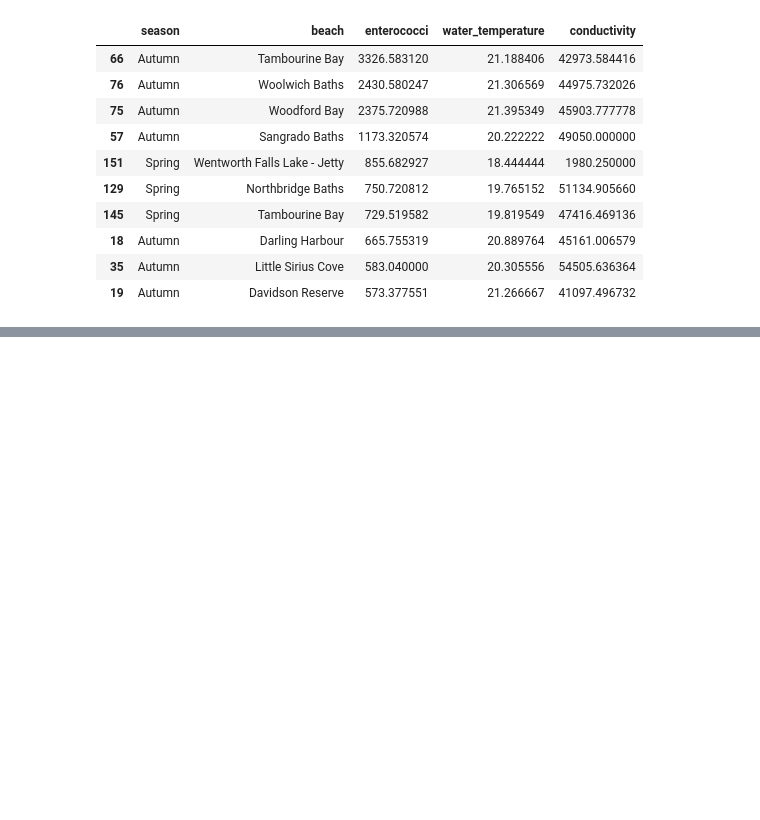
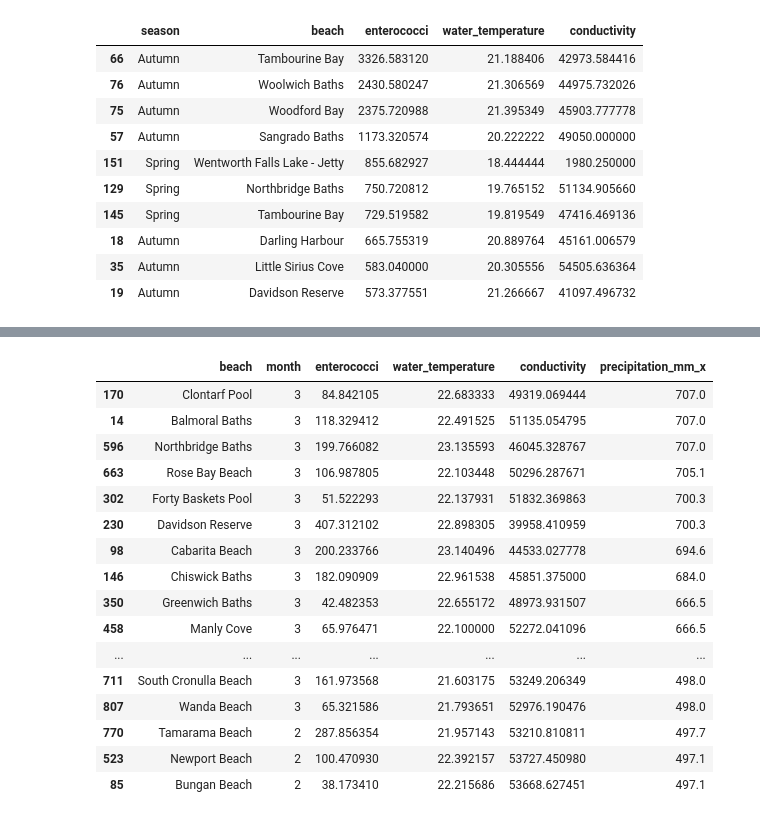
Before and after one commit to ipktpz/beach_water_quality, a Jupyter notebook: sydney_water_quality.ipynb, the cells around one changed output, grey strips where cells are left out. Cells and saved outputs as stored; diff of their text form; code cells hidden in the pictures; blank space fills up the shorter version.

```diff
--- a/sydney_water_quality.ipynb
+++ b/sydney_water_quality.ipynb
@@ -105,0 +145,27 @@ seasonal_quality.head(10)
+# %%
+df = common_dates.groupby(['beach', 'month']).agg({
+    'enterococci': 'mean',
+    'water_temperature': 'mean',
+    'conductivity': 'mean',
+    'precipitation_mm_x': 'sum'
+}).reset_index()
+df = df.sort_values(by=['precipitation_mm_x'], ascending=False)
+df.head(50)
+# %% [output]
+|  | beach | month | enterococci | water_temperature | conductivity | precipitation_mm_x |
+| 170 | Clontarf Pool | 3 | 84.842105 | 22.683333 | 49319.069444 | 707.0 |
+| 14 | Balmoral Baths | 3 | 118.329412 | 22.491525 | 51135.054795 | 707.0 |
+| 596 | Northbridge Baths | 3 | 199.766082 | 23.135593 | 46045.328767 | 707.0 |
+| 663 | Rose Bay Beach | 3 | 106.987805 | 22.103448 | 50296.287671 | 705.1 |
+| 302 | Forty Baskets Pool | 3 | 51.522293 | 22.137931 | 51832.369863 | 700.3 |
+| 230 | Davidson Reserve | 3 | 407.312102 | 22.898305 | 39958.410959 | 700.3 |
+| 98 | Cabarita Beach | 3 | 200.233766 | 23.140496 | 44533.027778 | 694.6 |
+| 146 | Chiswick Baths | 3 | 182.090909 | 22.961538 | 45851.375000 | 684.0 |
+| 350 | Greenwich Baths | 3 | 42.482353 | 22.655172 | 48973.931507 | 666.5 |
+| 458 | Manly Cove | 3 | 65.976471 | 22.100000 | 52272.041096 | 666.5 |
+| ... | ... | ... | ... | ... | ... | ... |
+| 711 | South Cronulla Beach | 3 | 161.973568 | 21.603175 | 53249.206349 | 498.0 |
+| 807 | Wanda Beach | 3 | 65.321586 | 21.793651 | 52976.190476 | 498.0 |
+| 770 | Tamarama Beach | 2 | 287.856354 | 21.957143 | 53210.810811 | 497.7 |
+| 523 | Newport Beach | 2 | 100.470930 | 22.392157 | 53727.450980 | 497.1 |
+| 85 | Bungan Beach | 2 | 38.173410 | 22.215686 | 53668.627451 | 497.1 |
```
Also changed, not shown: parts of 20 cells of this notebook, 1 other file.
